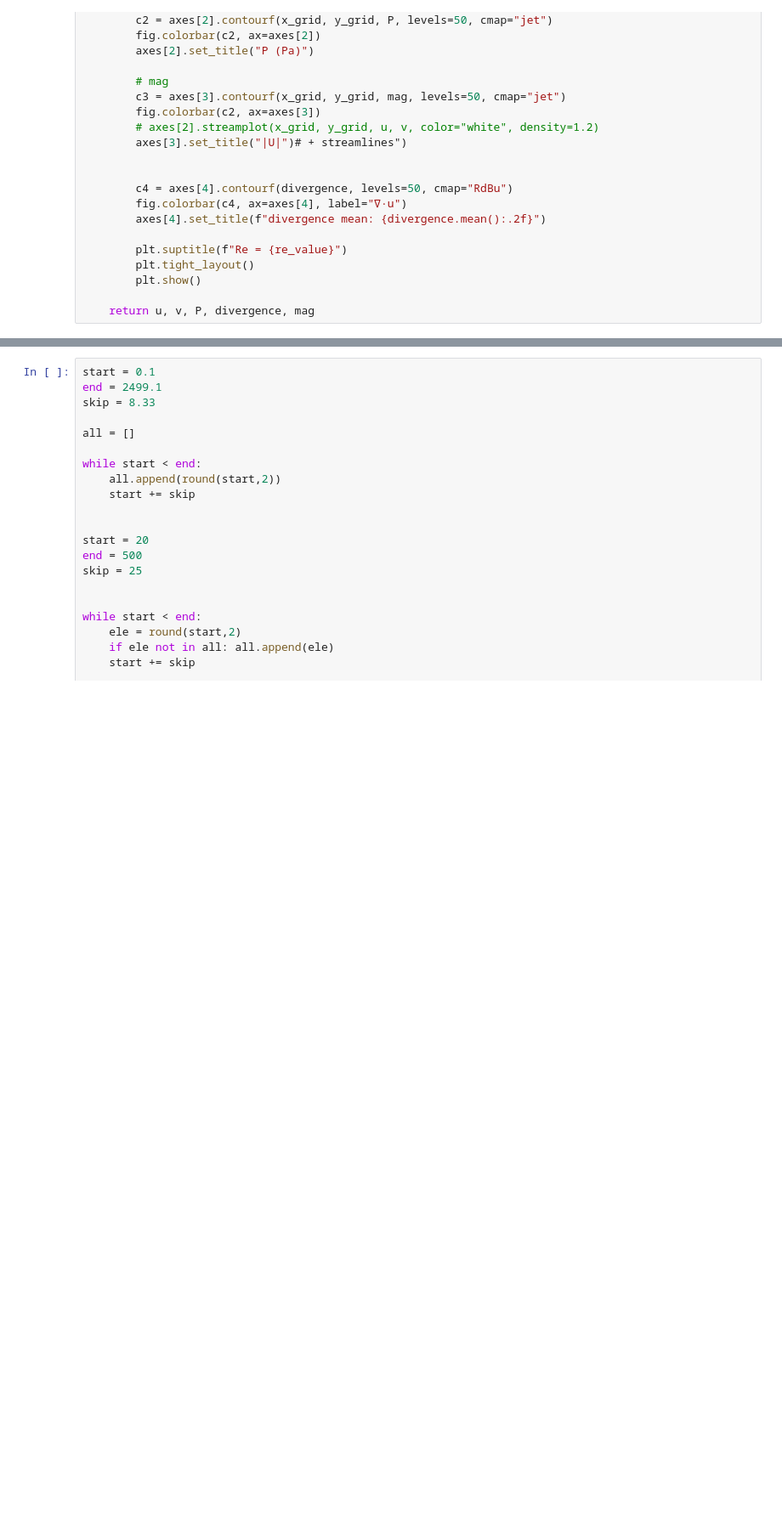
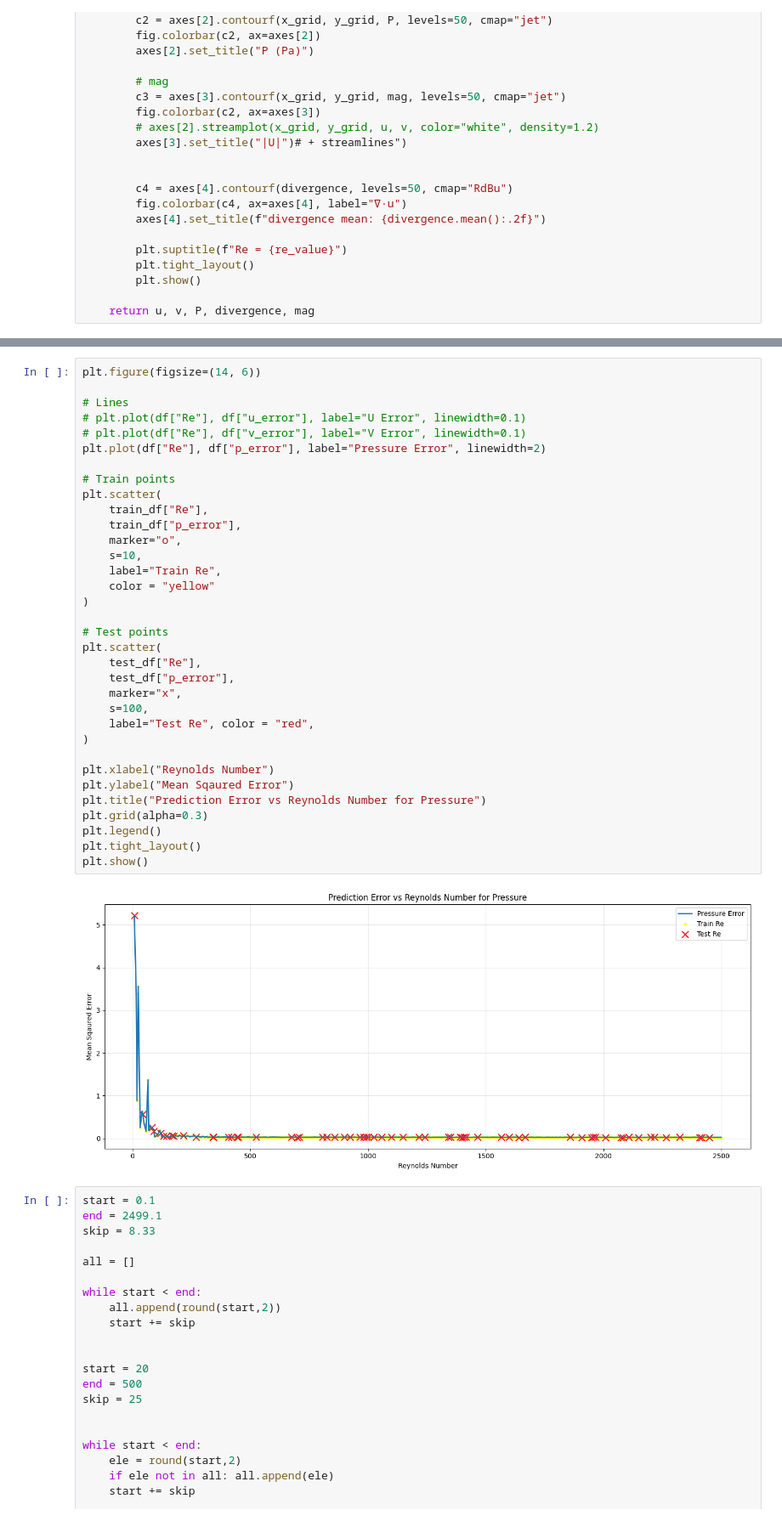
Before and after one commit to Mafaz03/Machine-Vision-Transformer, a Jupyter notebook: generalisation.ipynb, the cells around one changed output, grey strips where cells are left out. Shown at 85% size. Drawn from its saved outputs; the diff is of its cells as text; blank space fills up the shorter version.

```diff
--- a/generalisation.ipynb
+++ b/generalisation.ipynb
@@ -676,3 +525,39 @@ plt.show()
+# %%
+plt.figure(figsize=(14, 6))
+
+# Lines
+# plt.plot(df["Re"], df["u_error"], label="U Error", linewidth=0.1)
+# plt.plot(df["Re"], df["v_error"], label="V Error", linewidth=0.1)
+plt.plot(df["Re"], df["p_error"], label="Pressure Error", linewidth=2)
+
+# Train points
+plt.scatter(
+    train_df["Re"],
+    train_df["p_error"],
+    marker="o",
+    s=10,
+    label="Train Re",
+    color = "yellow"
+)
+
+# Test points
+plt.scatter(
+    test_df["Re"],
+    test_df["p_error"],
+    marker="x",
+    s=100,
+    label="Test Re", color = "red",
+)
+
+plt.xlabel("Reynolds Number")
+plt.ylabel("Mean Sqaured Error")
+plt.title("Prediction Error vs Reynolds Number for Pressure")
+plt.grid(alpha=0.3)
+plt.legend()
+plt.tight_layout()
+plt.show()
+# %% [output]
+[figure, added]
 # %%
 start = 0.1
 end = 2499.1
```
Also changed, not shown: parts of 16 cells of this notebook, 3 other files.
